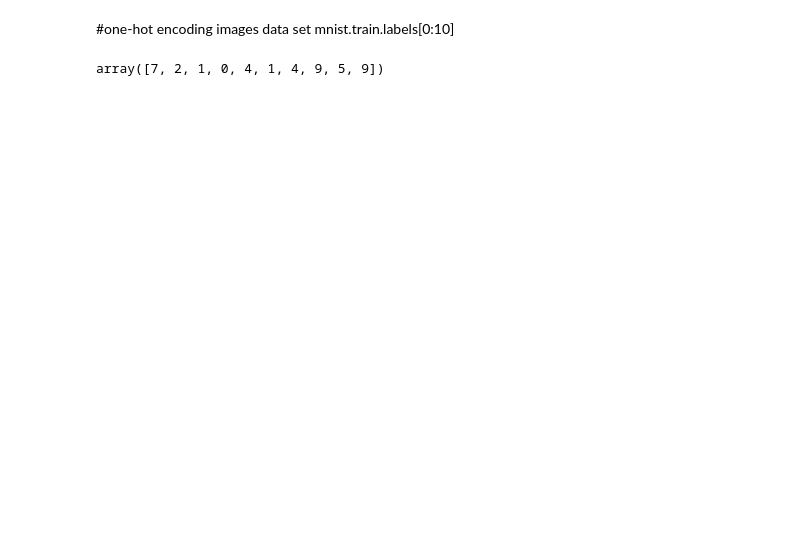
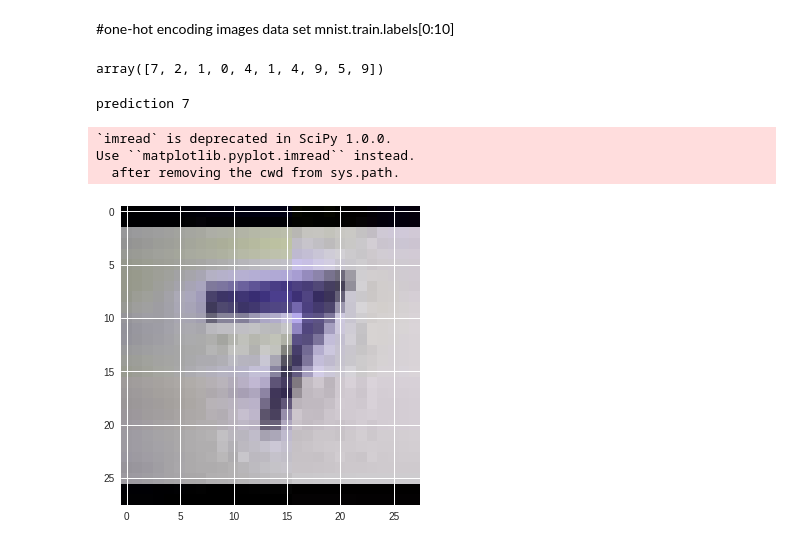
Before and after one commit to arpit7714/linearregression, a Jupyter notebook: new2.ipynb, the cells around one changed output. Cells and saved outputs as stored; diff of their text form; code cells hidden in the pictures; blank space fills up the shorter version.

Commit message:
added real image

```diff
--- a/new2.ipynb
+++ b/new2.ipynb
@@ -192,3 +192,20 @@ dataarr=np.array([data.argmax() for data in mnist.test.labels])
 dataarr[0:10]
 # %% [output]
 array([7, 2, 1, 0, 4, 1, 4, 9, 5, 9])
+# %%
+img = np.invert(Image.open("IMG_20190101_171859.jpeg").convert('L')).ravel()
+my_image = "IMG_20190101_171859.jpeg"
+fname = my_image
+image = np.array(ndimage.imread(fname, flatten=False))
+#my_image = scipy.misc.imresize(image, size=(28,28)).reshape((1, 64 * 64 * 3)).T
+#my_image_prediction = predict(my_image, parameters)
+plt.imshow(image)
+#plt.show(img)
+prediction1 = sess.run(tf.argmax(layer_5,1), feed_dict={X: [img]})
+print("prediction",np.squeeze(prediction1))
+# %% [output]
+prediction 7
+`imread` is deprecated in SciPy 1.0.0.
+Use ``matplotlib.pyplot.imread`` instead.
+  after removing the cwd from sys.path.
+[figure, added]
```
Also changed, not shown: parts of 4 cells of this notebook.
